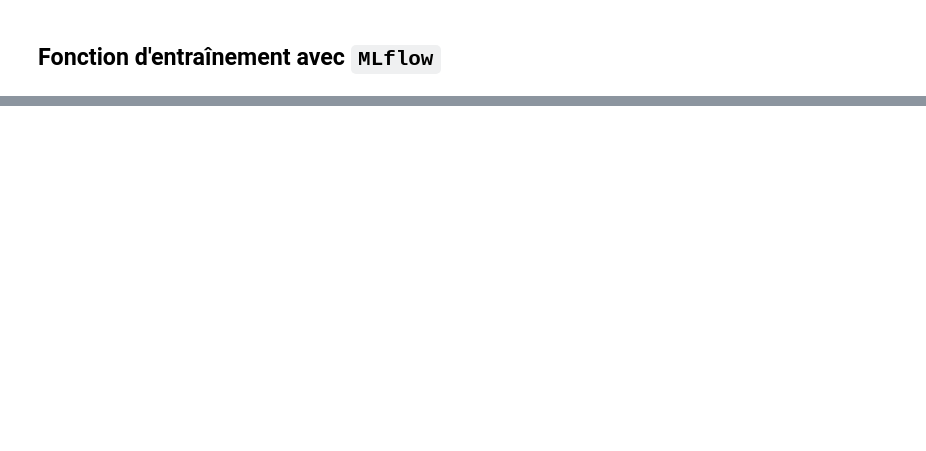
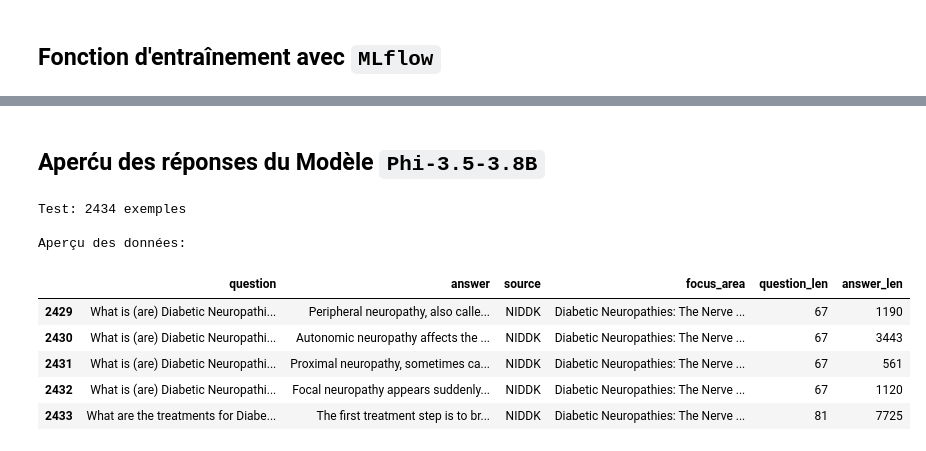
Before and after one commit to Projet-Capstone-IA/clinical-orientation-ai, a Jupyter notebook: notebooks/training_pipeline_with_mlflow.ipynb, the cells around one changed output, grey strips where cells are left out. Drawn from its saved outputs; the diff is of its cells as text; code cells hidden in the pictures; blank space fills up the shorter version.

```diff
--- a/notebooks/training_pipeline_with_mlflow.ipynb
+++ b/notebooks/training_pipeline_with_mlflow.ipynb
@@ -256,0 +506,37 @@ ValueError: `token_type_ids` is required as a model input when training
+# %%
+# with mlflow.start_run(run_name="phi-3.5-3.8B"):
+#     mlflow.log_metrics({
+#         "test_loss": avg_loss,
+#         "test_perplexity": perplexity
+#     })
+
+#     mlflow.pytorch.log_model(model_phi, "phi-3.5-3.8B__v2")
+
+
+with mlflow.start_run(run_name="phi-3.5-3.8B"):
+    # Log des métriques
+    mlflow.log_metrics({
+        "test_loss": avg_loss,
+        "test_perplexity": perplexity
+    })
+
+    # Sauvegarder le modèle et le tokenizer dans un dossier local
+    local_model_path = "../models/phi-3.5-3.8B_v2"
+    model_phi.save_pretrained(local_model_path)
+    tokenizer_phi.save_pretrained(local_model_path)
+
+    # Enregistrer tout le dossier comme artefact MLflow
+    mlflow.log_artifacts(local_model_path, artifact_path="model")
+
+    # Optionnel : ajouter un fichier README avec les infos
+    with open("model_info.txt", "w") as f:
+        f.write(f"Model: phi-3.5-3.8B\n")
+        f.write(f"Test loss: {avg_loss:.4f}\n")
+        f.write(f"Test perplexity: {perplexity:.2f}\n")
+        f.write(f"Local path: {local_model_path}\n")
+    mlflow.log_artifact("model_info.txt")
+
+    # Nettoyage (facultatif) : supprimer le dossier local après upload
+    # shutil.rmtree(local_model_path)
+
+    print("Modèle enregistré comme artefact dans MLflow.")
@@ -256,0 +547,2 @@ ValueError: `token_type_ids` is required as a model input when training
+# %% [markdown]
+## **Aperću des réponses du Modèle `Phi-3.5-3.8B`**
@@ -256,0 +567,18 @@ ValueError: `token_type_ids` is required as a model input when training
+# %%
+# Charger les données de tests
+test_df = pd.read_csv(f"{PROJET_ROOT}/data/test.csv")
+print(f"Test: {len(test_df)} exemples")
+
+# Aperçu
+print("\nAperçu des données:")
+test_df[-5:]
+# %% [output]
+Test: 2434 exemples
+
+Aperçu des données:
+|  | question | answer | source | focus_area | question_len | answer_len |
+| 2429 | What is (are) Diabetic Neuropathi... | Peripheral neuropathy, also calle... | NIDDK | Diabetic Neuropathies: The Nerve ... | 67 | 1190 |
+| 2430 | What is (are) Diabetic Neuropathi... | Autonomic neuropathy affects the ... | NIDDK | Diabetic Neuropathies: The Nerve ... | 67 | 3443 |
+| 2431 | What is (are) Diabetic Neuropathi... | Proximal neuropathy, sometimes ca... | NIDDK | Diabetic Neuropathies: The Nerve ... | 67 | 561 |
+| 2432 | What is (are) Diabetic Neuropathi... | Focal neuropathy appears suddenly... | NIDDK | Diabetic Neuropathies: The Nerve ... | 67 | 1120 |
+| 2433 | What are the treatments for Diabe... | The first treatment step is to br... | NIDDK | Diabetic Neuropathies: The Nerve ... | 81 | 7725 |
```
Also changed, not shown: parts of 41 cells of this notebook, 7 other files.
